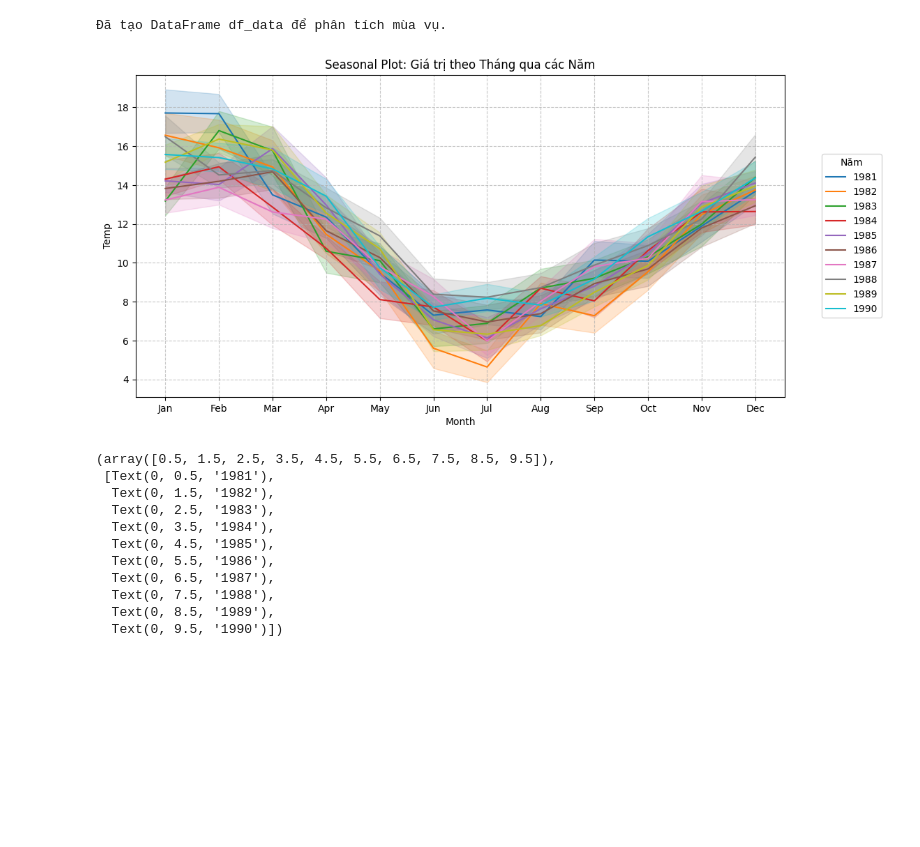
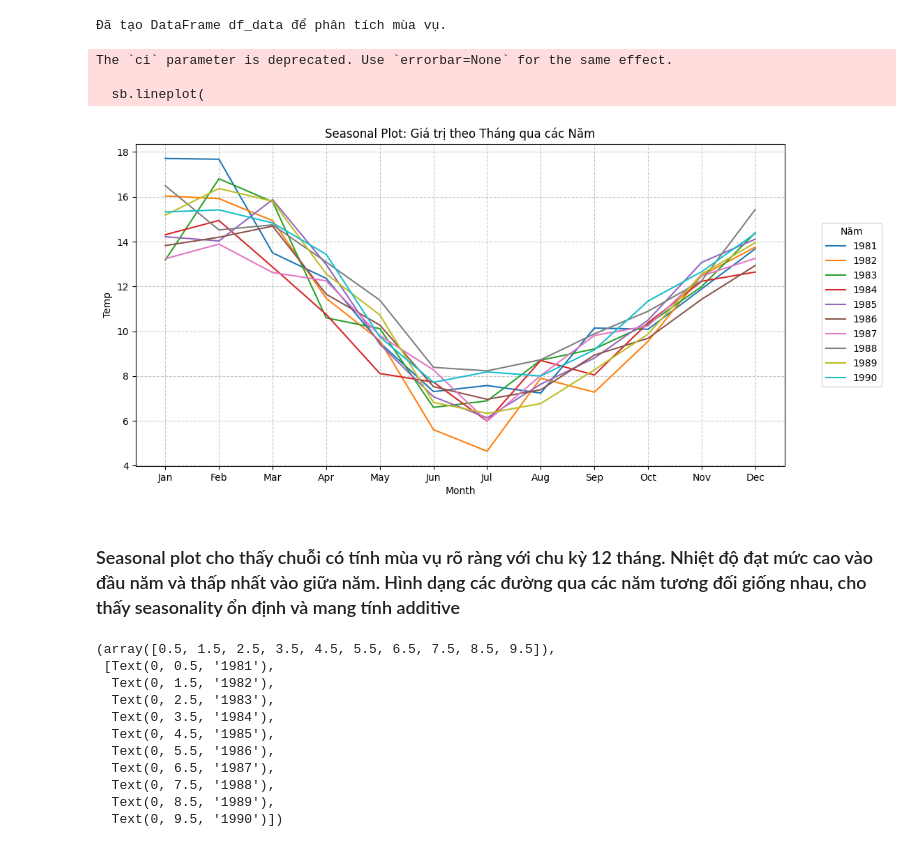
Before and after one commit to 208dongpha/Time-Series, a Jupyter notebook: chapter2/chap2.ipynb, the cells around one changed output. Drawn from its saved outputs; the diff is of its cells as text; code cells hidden in the pictures; blank space fills up the shorter version.

```diff
--- a/chapter2/chap2.ipynb
+++ b/chapter2/chap2.ipynb
@@ -409,5 +437,7 @@ Biểu đồ đã hiển thị sự khác biệt rõ ràng giữa chuỗi gốc
 # %% [markdown]
 # Bài tập 5: Trực quan hóa dữ liệu chuỗi thời gian
+# %%
+df_cleaned = df_series_treated_mean.copy()
 # %%
 # 1. Line chart chuỗi thời gian gốc
 plt.figure(figsize=(14, 6))
@@ -459,7 +489,7 @@ plt.grid(axis='y', linestyle='--', alpha=0.5)
 # %%
 # Vẽ seasonal plot theo tháng (đối với dữ liệu theo tháng).
 # Chuẩn bị dữ liệu cho phân tích mùa vụ
-df_data = pd.DataFrame(df_series)
+df_data = pd.DataFrame(df_cleaned)
 df_data.columns = ['Value']
 
 # Trích xuất thông tin năm, tháng, và tên thangts từ index
@@ -481,35 +511,41 @@ sb.lineplot(
     data=df_data,
     x='Month_Name',
     y='Value',
     hue='Year',
     legend='full',
-    palette='tab10' # Chọn bảng màu
+    palette='tab10', # Chọn bảng màu
+    ci=None
 )
 
 # 3. Thêm tiêu đề và nhãn
 plt.title('Seasonal Plot: Giá trị theo Tháng qua các Năm')
 plt.xlabel('Month')
 plt.ylabel('Temp')
 
 # 4. Sắp xếp lại thứ tự tháng trên trục X (đảm bảo Jan -> Dec)
 # Lấy thứ tự tháng từ DataFrame ban đầu (Index)
 try:
     month_order = df_data.index.strftime('%b').unique()
     plt.gca().set_xticklabels(month_order)
 except AttributeError:
     # Trường hợp index không phải DateTimeIndex nữa
     # Dùng cách sắp xếp dựa trên cột Month
     month_order = df_data.sort_values('Month')['Month_Name'].unique()
     plt.gca().set_xticklabels(month_order)
 
 
 # # 5. Di chuyển legend ra ngoài để không che biểu đồ
 plt.legend(title='Năm', loc='center left', bbox_to_anchor=(1.05, 0.5))
 
 plt.grid(True, linestyle='--', alpha=0.7)
 plt.show()
 # %% [output]
+The `ci` parameter is deprecated. Use `errorbar=None` for the same effect.
+
+  sb.lineplot(
-[figure, old version]
+[figure, new version]
+# %% [markdown]
+### Seasonal plot cho thấy chuỗi có tính mùa vụ rõ ràng với chu kỳ 12 tháng. Nhiệt độ đạt mức cao vào đầu năm và thấp nhất vào giữa năm. Hình dạng các đường qua các năm tương đối giống nhau, cho thấy seasonality ổn định và mang tính additive
 # %%
 # Vẽ heatmap seasonality (month × year).
 # Chuyển đổi dữ liệu sang dạng pivot table
```
Also changed, not shown: parts of 10 cells of this notebook, 3 other files.
